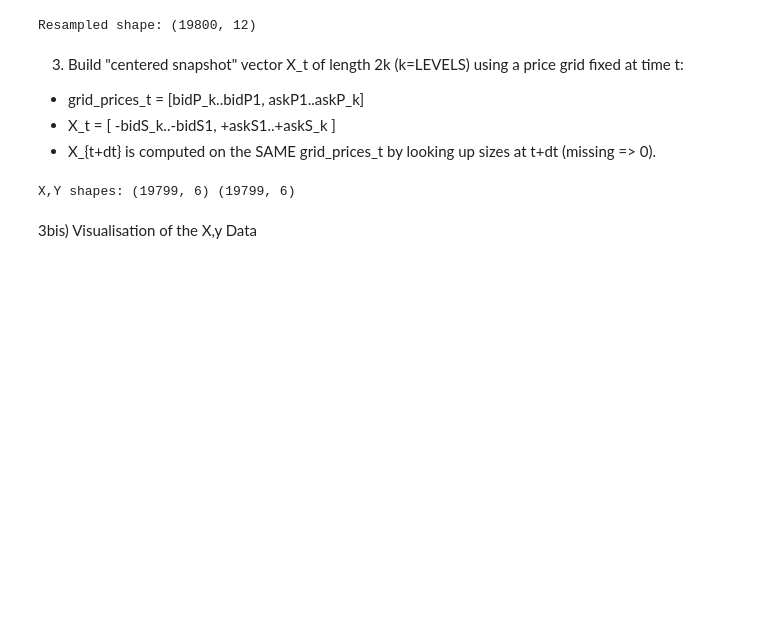
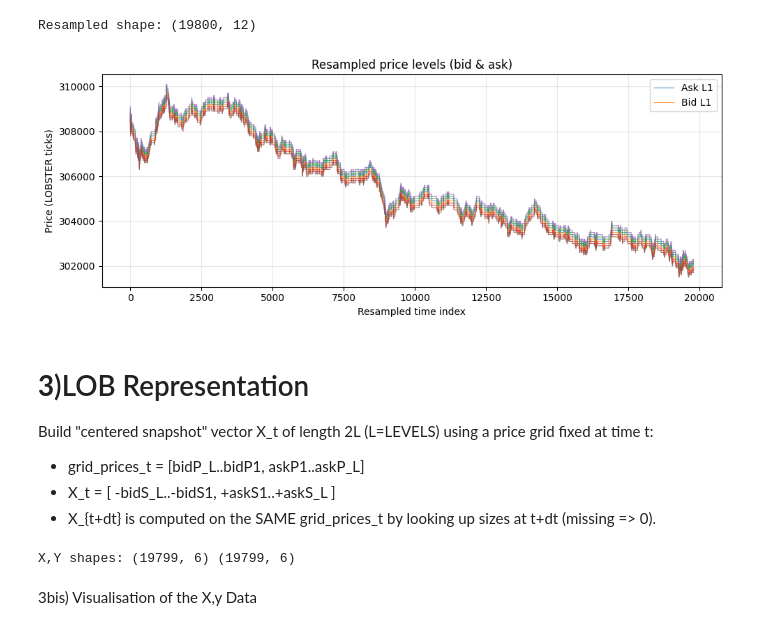
Before and after one commit to MassilGG/deep-lob-gan, a Jupyter notebook: DeepLearning.ipynb, the cells around one changed output. Drawn from its saved outputs; the diff is of its cells as text; code cells hidden in the pictures; blank space fills up the shorter version.

```diff
--- a/DeepLearning.ipynb
+++ b/DeepLearning.ipynb
@@ -134,10 +151,42 @@ grid_sec = grid_sec[mask]
 print("Resampled shape:", book_res.shape)
 # %% [output]
 Resampled shape: (19800, 12)
+# %%
+# Visualisation
+plt.figure(figsize=(10, 4))
+
+for i in range(LEVELS):
+    ask_p = book_res.iloc[:, 4*i].values
+    bid_p = book_res.iloc[:, 4*i + 2].values
+
+    plt.plot(
+        ask_p,
+        alpha=0.8,
+        linewidth=0.8,
+        label=f"Ask L{i+1}" if i == 0 else None
+    )
+    plt.plot(
+        bid_p,
+        alpha=0.8,
+        linewidth=0.8,
+        label=f"Bid L{i+1}" if i == 0 else None
+    )
+
+plt.title("Resampled price levels (bid & ask)")
+plt.xlabel("Resampled time index")
+plt.ylabel("Price (LOBSTER ticks)")
+plt.legend()
+plt.grid(alpha=0.3)
+plt.tight_layout()
+plt.show()
+# %% [output]
+[figure, added]
 # %% [markdown]
-3) Build "centered snapshot" vector X_t of length 2k (k=LEVELS) using a price grid fixed at time t:
-- grid_prices_t = [bidP_k..bidP1, askP1..askP_k]
-- X_t = [ -bidS_k..-bidS1, +askS1..+askS_k ]
+# **3**)LOB Representation
+
+Build "centered snapshot" vector X_t of length 2L (L=LEVELS) using a price grid fixed at time t:
+- grid_prices_t = [bidP_L..bidP1, askP1..askP_L]
+- X_t = [ -bidS_L..-bidS1, +askS1..+askS_L ]
 - X_{t+dt} is computed on the SAME grid_prices_t by looking up sizes at t+dt (missing => 0).
 # %%
 def parse_level_columns(row, levels=5):
```
Also changed, not shown: parts of 25 cells of this notebook.
